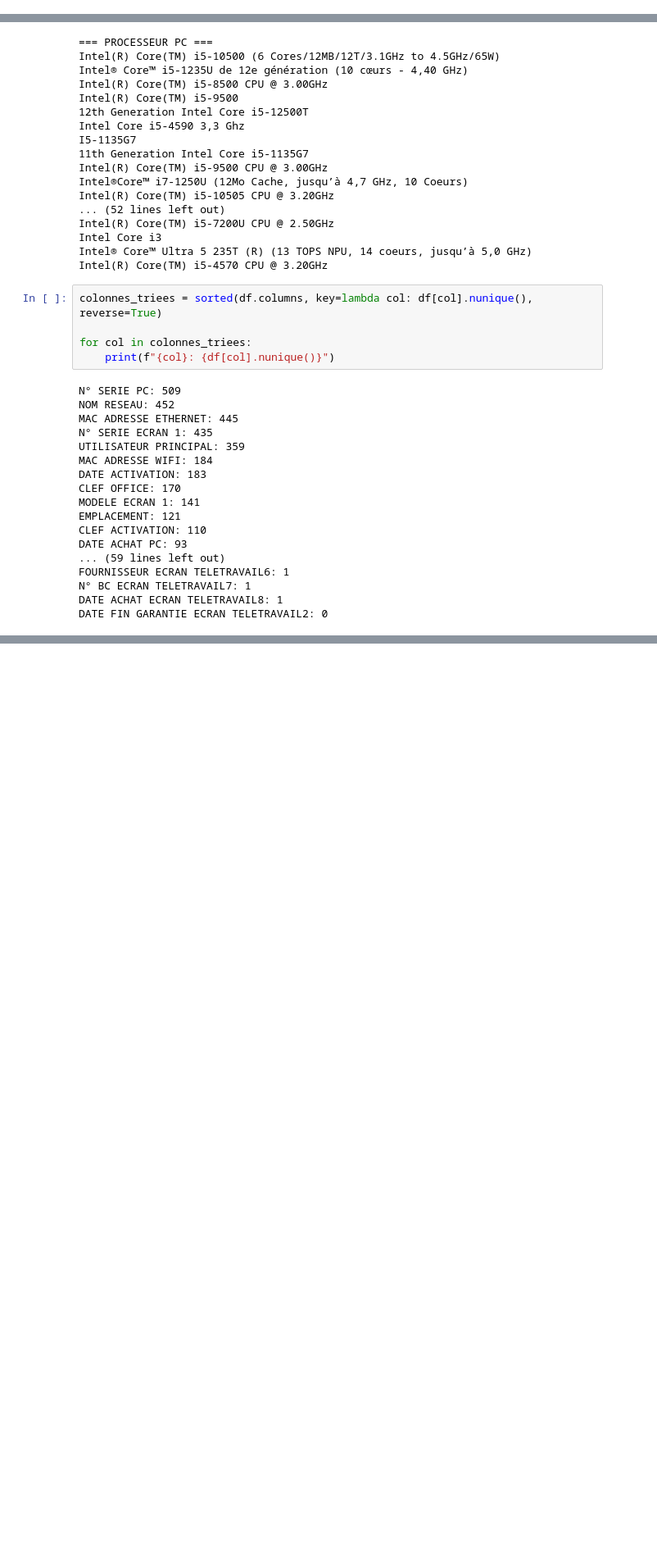
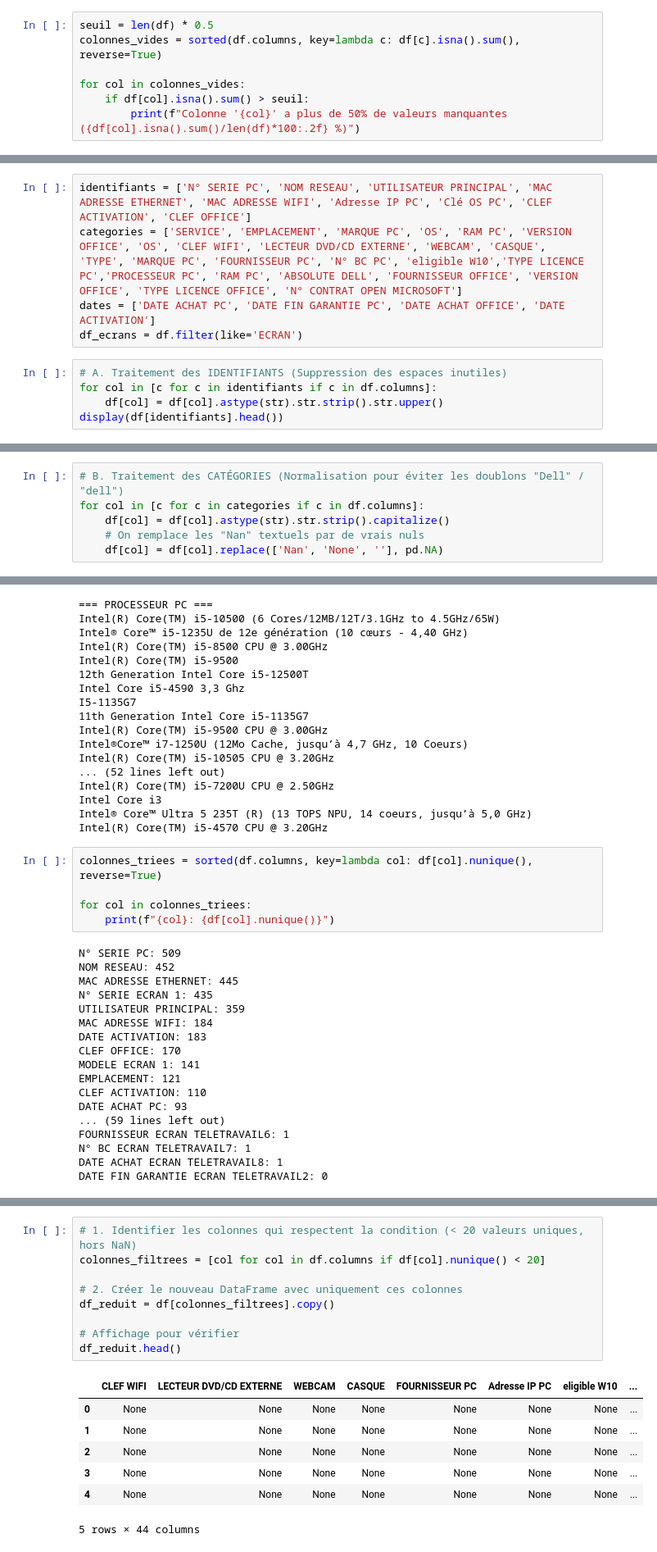
Before and after one commit to samyachd/mairie, a Jupyter notebook: notebooks/etude_donnees.ipynb, the cells around one changed output, grey strips where cells are left out. Shown at 82% size. Cells and saved outputs as stored; diff of their text form; blank space fills up the shorter version.

```diff
--- a/notebooks/etude_donnees.ipynb
+++ b/notebooks/etude_donnees.ipynb
@@ -45,0 +41,7 @@ df.describe(include="all")
+# %%
+seuil = len(df) * 0.5
+colonnes_vides = sorted(df.columns, key=lambda c: df[c].isna().sum(), reverse=True)
+
+for col in colonnes_vides:
+    if df[col].isna().sum() > seuil:
+        print(f"Colonne '{col}' a plus de 50% de valeurs manquantes ({df[col].isna().sum()/len(df)*100:.2f} %)")
@@ -45,0 +76,10 @@ df.describe(include="all")
+# %%
+identifiants = ['N° SERIE PC', 'NOM RESEAU', 'UTILISATEUR PRINCIPAL', 'MAC ADRESSE ETHERNET', 'MAC ADRESSE WIFI', 'Adresse IP PC', 'Clé OS PC', 'CLEF ACTIVATION', 'CLEF OFFICE']
+categories = ['SERVICE', 'EMPLACEMENT', 'MARQUE PC', 'OS', 'RAM PC', 'VERSION OFFICE', 'OS', 'CLEF WIFI', 'LECTEUR DVD/CD EXTERNE', 'WEBCAM', 'CASQUE', 'TYPE', 'MARQUE PC', 'FOURNISSEUR PC', 'N° BC PC', 'eligible W10','TYPE LICENCE PC','PROCESSEUR PC', 'RAM PC', 'ABSOLUTE DELL', 'FOURNISSEUR OFFICE', 'VERSION OFFICE', 'TYPE LICENCE OFFICE', 'N° CONTRAT OPEN MICROSOFT']
+dates = ['DATE ACHAT PC', 'DATE FIN GARANTIE PC', 'DATE ACHAT OFFICE', 'DATE ACTIVATION']
+df_ecrans = df.filter(like='ECRAN')
+# %%
+# A. Traitement des IDENTIFIANTS (Suppression des espaces inutiles)
+for col in [c for c in identifiants if c in df.columns]:
+    df[col] = df[col].astype(str).str.strip().str.upper()
+display(df[identifiants].head())
@@ -45,0 +93,6 @@ df.describe(include="all")
+# %%
+# B. Traitement des CATÉGORIES (Normalisation pour éviter les doublons "Dell" / "dell")
+for col in [c for c in categories if c in df.columns]:
+    df[col] = df[col].astype(str).str.strip().capitalize()
+    # On remplace les "Nan" textuels par de vrais nuls
+    df[col] = df[col].replace(['Nan', 'None', ''], pd.NA)
@@ -107,0 +178,17 @@ display(df)
+# %%
+# 1. Identifier les colonnes qui respectent la condition (< 20 valeurs uniques, hors NaN)
+colonnes_filtrees = [col for col in df.columns if df[col].nunique() < 20]
+
+# 2. Créer le nouveau DataFrame avec uniquement ces colonnes
+df_reduit = df[colonnes_filtrees].copy()
+
+# Affichage pour vérifier
+df_reduit.head()
+# %% [output]
+|  | CLEF WIFI | LECTEUR DVD/CD EXTERNE | WEBCAM | CASQUE | FOURNISSEUR PC | Adresse IP PC | eligible W10 | ... |
+| 0 | None | None | None | None | None | None | None | ... |
+| 1 | None | None | None | None | None | None | None | ... |
+| 2 | None | None | None | None | None | None | None | ... |
+| 3 | None | None | None | None | None | None | None | ... |
+| 4 | None | None | None | None | None | None | None | ... |
+5 rows × 44 columns
```
Also changed, not shown: parts of 13 cells of this notebook, 17 other files.
